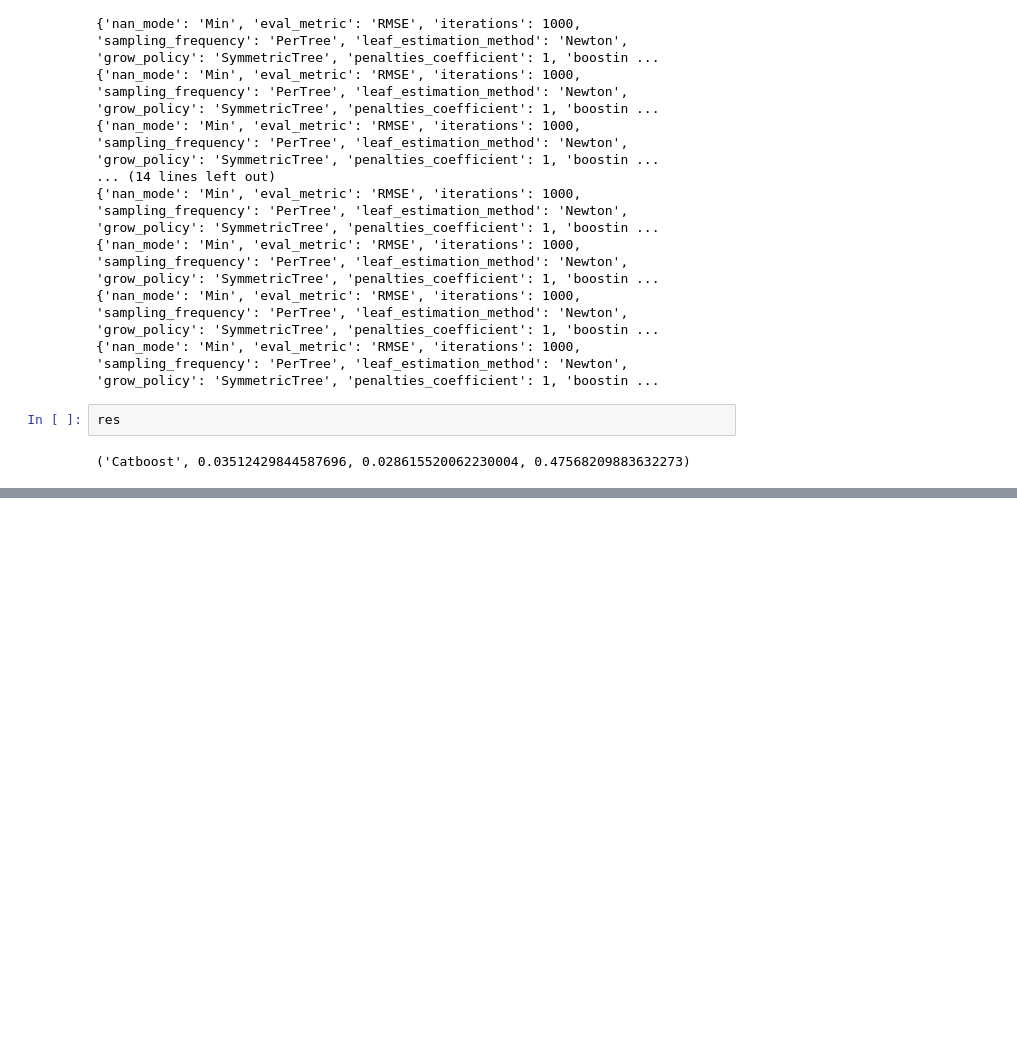
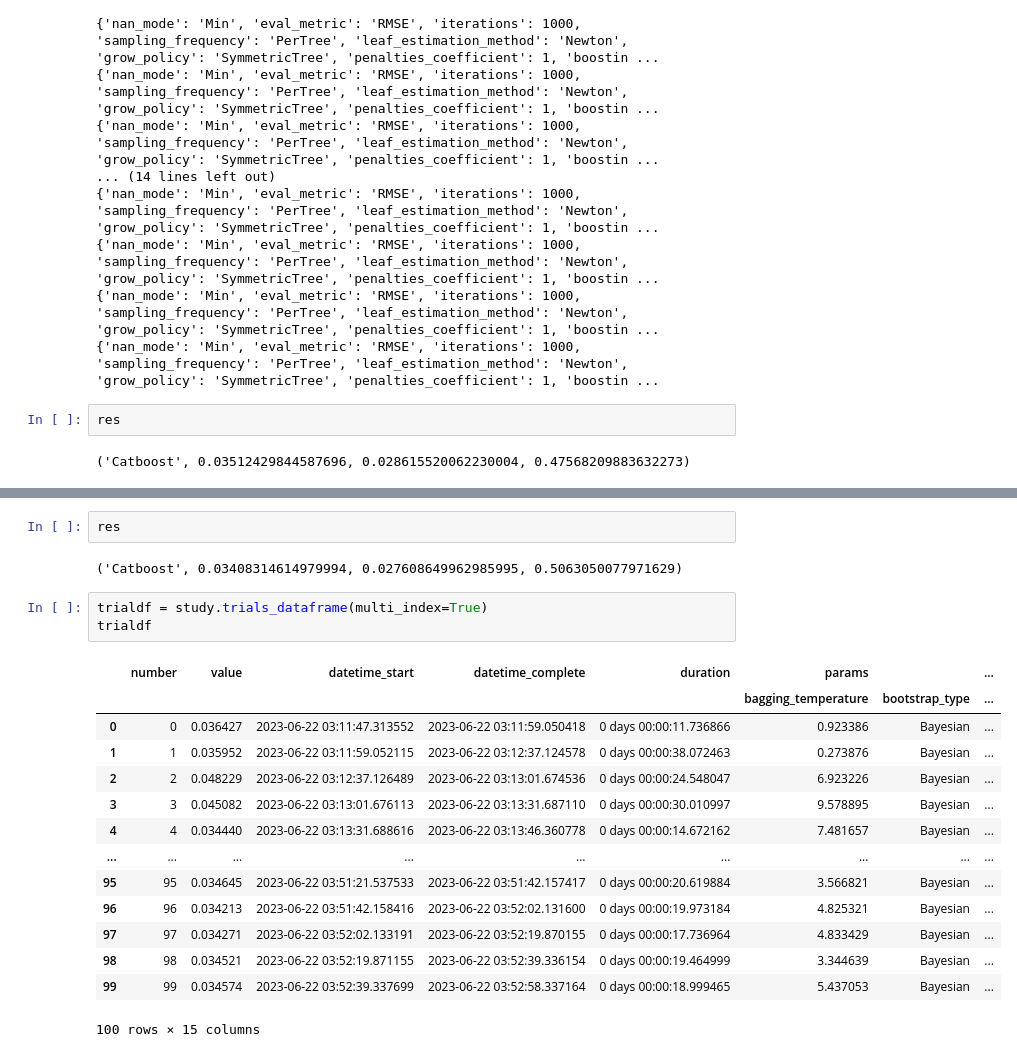
Before and after one commit to ADryInkCartridge/Tugas-Akhir, a Jupyter notebook: Hyperparameter Tuning/HyperParamerter Tuning.ipynb, the cells around one changed output, grey strips where cells are left out. Drawn from its saved outputs; the diff is of its cells as text; blank space fills up the shorter version.

```diff
--- a/Hyperparameter Tuning/HyperParamerter Tuning.ipynb
+++ b/Hyperparameter Tuning/HyperParamerter Tuning.ipynb
@@ -549,0 +915,22 @@ res
+# %%
+res
+# %% [output]
+('Catboost', 0.03408314614979994, 0.027608649962985995, 0.5063050077971629)
+# %%
+trialdf = study.trials_dataframe(multi_index=True)
+trialdf
+# %% [output]
+|  | number | value | datetime_start | datetime_complete | duration | params |  | ... |
+|  |  |  |  |  |  | bagging_temperature | bootstrap_type | ... |
+| 0 | 0 | 0.036427 | 2023-06-22 03:11:47.313552 | 2023-06-22 03:11:59.050418 | 0 days 00:00:11.736866 | 0.923386 | Bayesian | ... |
+| 1 | 1 | 0.035952 | 2023-06-22 03:11:59.052115 | 2023-06-22 03:12:37.124578 | 0 days 00:00:38.072463 | 0.273876 | Bayesian | ... |
+| 2 | 2 | 0.048229 | 2023-06-22 03:12:37.126489 | 2023-06-22 03:13:01.674536 | 0 days 00:00:24.548047 | 6.923226 | Bayesian | ... |
+| 3 | 3 | 0.045082 | 2023-06-22 03:13:01.676113 | 2023-06-22 03:13:31.687110 | 0 days 00:00:30.010997 | 9.578895 | Bayesian | ... |
+| 4 | 4 | 0.034440 | 2023-06-22 03:13:31.688616 | 2023-06-22 03:13:46.360778 | 0 days 00:00:14.672162 | 7.481657 | Bayesian | ... |
+| ... | ... | ... | ... | ... | ... | ... | ... | ... |
+| 95 | 95 | 0.034645 | 2023-06-22 03:51:21.537533 | 2023-06-22 03:51:42.157417 | 0 days 00:00:20.619884 | 3.566821 | Bayesian | ... |
+| 96 | 96 | 0.034213 | 2023-06-22 03:51:42.158416 | 2023-06-22 03:52:02.131600 | 0 days 00:00:19.973184 | 4.825321 | Bayesian | ... |
+| 97 | 97 | 0.034271 | 2023-06-22 03:52:02.133191 | 2023-06-22 03:52:19.870155 | 0 days 00:00:17.736964 | 4.833429 | Bayesian | ... |
+| 98 | 98 | 0.034521 | 2023-06-22 03:52:19.871155 | 2023-06-22 03:52:39.336154 | 0 days 00:00:19.464999 | 3.344639 | Bayesian | ... |
+| 99 | 99 | 0.034574 | 2023-06-22 03:52:39.337699 | 2023-06-22 03:52:58.337164 | 0 days 00:00:18.999465 | 5.437053 | Bayesian | ... |
+100 rows × 15 columns
```
Also changed, not shown: parts of 19 cells of this notebook, 57 other files.
